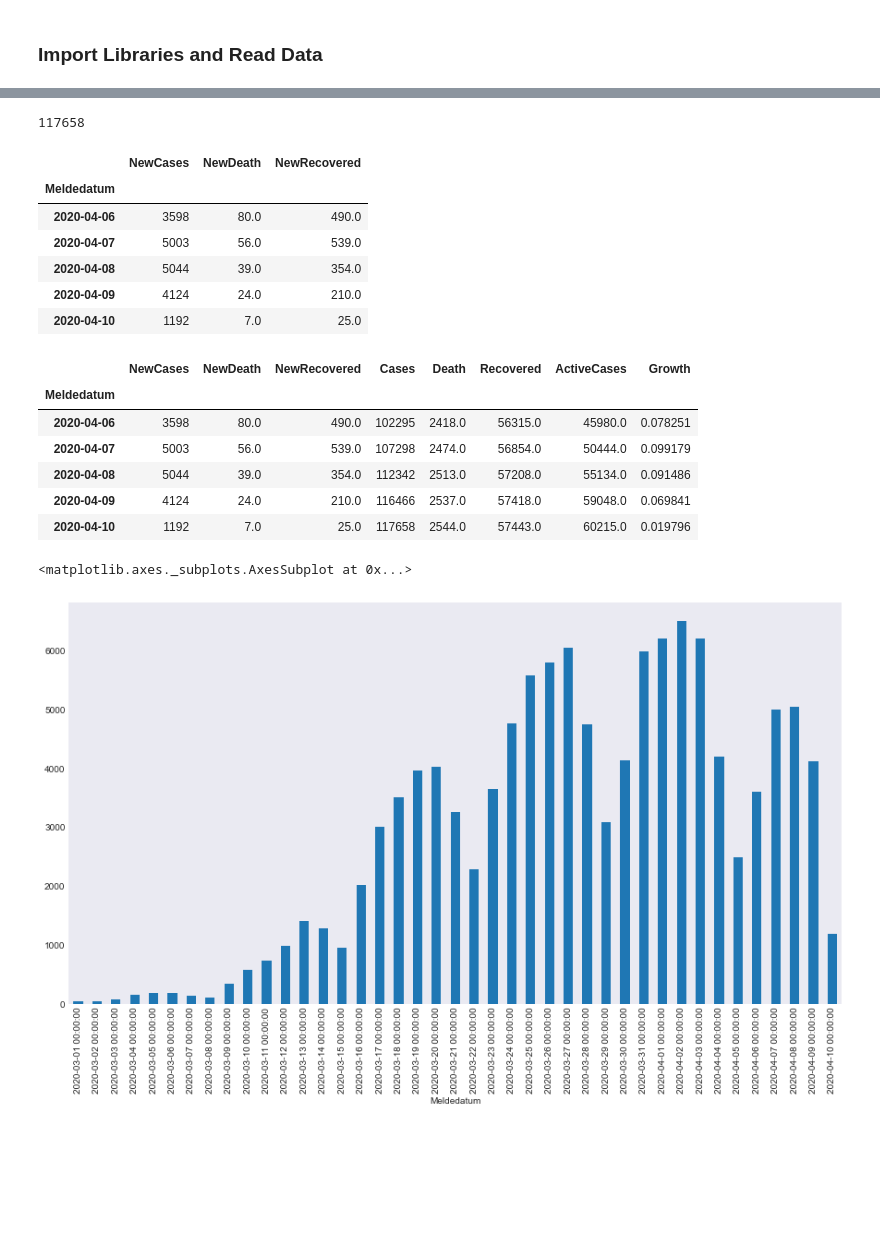
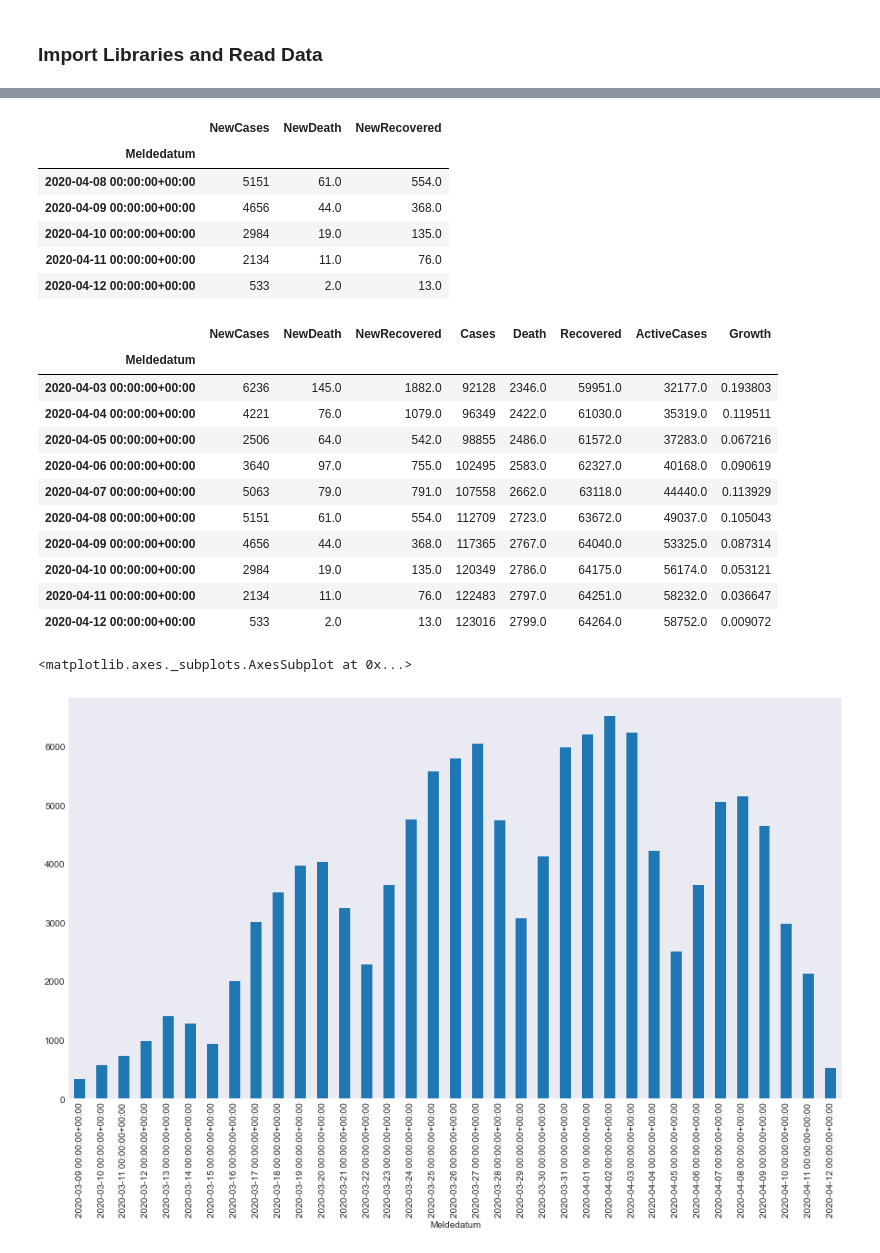
Before and after one commit to JakobRohrhirsch/COVID-19-JHU-CSSE-Analysis, a Jupyter notebook: COVID-19 RKI Analysis.ipynb, the cells around one changed output, grey strips where cells are left out. Drawn from its saved outputs; the diff is of its cells as text; code cells hidden in the pictures; blank space fills up the shorter version.

Commit message:
RKI new column names can now be processed.

```diff
--- a/COVID-19 RKI Analysis.ipynb
+++ b/COVID-19 RKI Analysis.ipynb
@@ -28,8 +28,10 @@ rki_raw.tail()
 # %%
-condition = rki_raw['Neuer Fall'].isin((0, 1))
-rki_cases = rki_raw[condition].groupby('Meldedatum').sum()['AnzahlFall'].copy()
-rki_cases.index = pd.to_datetime(rki_cases.index)
-rki_cases = rki_cases.sort_index()
-rki_cases.sum()
+def new_cases_by_date(rki_raw, rki_flag_column='NeuerFall', rki_count_columns='AnzahlFall'):
+    """
+    rki_raw: raw DataFrame from Robert Koch Institute
+    """
+    condition = rki_raw[rki_flag_column].isin((0, 1))
+    rki_series = rki_raw[condition].groupby('Meldedatum').sum()[rki_count_columns].copy()
+    rki_series.index = pd.to_datetime(rki_series.index)
+    rki_series.sort_index(inplace=True)
+    return rki_series
-# %% [output]
-117658
@@ -46,37 +38,46 @@ rki_recovered = rki_recovered.sort_index()
+# %%
+rki_cases = new_cases_by_date(rki_raw)
+rki_death = new_cases_by_date(rki_raw, rki_flag_column='NeuerTodesfall', rki_count_columns='AnzahlTodesfall')
+rki_recovered = new_cases_by_date(rki_raw, rki_flag_column='NeuGenesen', rki_count_columns='AnzahlGenesen')
 # %%
 rki = pd.concat([rki_cases, rki_death, rki_recovered], axis=1, sort=True)
-columns_dict = {'AnzahlFall': 'NewCases', 'AnzahlTodesfall': 'NewDeath', 'Anzahl Genesen': 'NewRecovered'}
+columns_dict = {'AnzahlFall': 'NewCases', 'AnzahlTodesfall': 'NewDeath', 'AnzahlGenesen': 'NewRecovered'}
 rki.rename(columns_dict, axis=1, inplace=True)
 rki.fillna(value=0., inplace=True)
 rki.tail()
 # %% [output]
 |  | NewCases | NewDeath | NewRecovered |
 | Meldedatum |  |  |  |
-| 2020-04-06 | 3598 | 80.0 | 490.0 |
-| 2020-04-07 | 5003 | 56.0 | 539.0 |
-| 2020-04-08 | 5044 | 39.0 | 354.0 |
-| 2020-04-09 | 4124 | 24.0 | 210.0 |
-| 2020-04-10 | 1192 | 7.0 | 25.0 |
+| 2020-04-08 00:00:00+00:00 | 5151 | 61.0 | 554.0 |
+| 2020-04-09 00:00:00+00:00 | 4656 | 44.0 | 368.0 |
+| 2020-04-10 00:00:00+00:00 | 2984 | 19.0 | 135.0 |
+| 2020-04-11 00:00:00+00:00 | 2134 | 11.0 | 76.0 |
+| 2020-04-12 00:00:00+00:00 | 533 | 2.0 | 13.0 |
 # %%
 rki['Cases'] = rki['NewCases'].cumsum()
 rki['Death'] = rki['NewDeath'].cumsum()
 rki['Recovered'] = rki['NewRecovered'].cumsum()
 rki['ActiveCases'] = rki['Cases'] - rki['Recovered']
 rki['Growth'] = rki['NewCases'] / rki['ActiveCases']
-rki.tail()
+rki.tail(10)
 # %% [output]
 |  | NewCases | NewDeath | NewRecovered | Cases | Death | Recovered | ActiveCases | Growth |
 | Meldedatum |  |  |  |  |  |  |  |  |
-| 2020-04-06 | 3598 | 80.0 | 490.0 | 102295 | 2418.0 | 56315.0 | 45980.0 | 0.078251 |
-| 2020-04-07 | 5003 | 56.0 | 539.0 | 107298 | 2474.0 | 56854.0 | 50444.0 | 0.099179 |
-| 2020-04-08 | 5044 | 39.0 | 354.0 | 112342 | 2513.0 | 57208.0 | 55134.0 | 0.091486 |
-| 2020-04-09 | 4124 | 24.0 | 210.0 | 116466 | 2537.0 | 57418.0 | 59048.0 | 0.069841 |
-| 2020-04-10 | 1192 | 7.0 | 25.0 | 117658 | 2544.0 | 57443.0 | 60215.0 | 0.019796 |
+| 2020-04-03 00:00:00+00:00 | 6236 | 145.0 | 1882.0 | 92128 | 2346.0 | 59951.0 | 32177.0 | 0.193803 |
+| 2020-04-04 00:00:00+00:00 | 4221 | 76.0 | 1079.0 | 96349 | 2422.0 | 61030.0 | 35319.0 | 0.119511 |
+| 2020-04-05 00:00:00+00:00 | 2506 | 64.0 | 542.0 | 98855 | 2486.0 | 61572.0 | 37283.0 | 0.067216 |
+| 2020-04-06 00:00:00+00:00 | 3640 | 97.0 | 755.0 | 102495 | 2583.0 | 62327.0 | 40168.0 | 0.090619 |
+| 2020-04-07 00:00:00+00:00 | 5063 | 79.0 | 791.0 | 107558 | 2662.0 | 63118.0 | 44440.0 | 0.113929 |
+| 2020-04-08 00:00:00+00:00 | 5151 | 61.0 | 554.0 | 112709 | 2723.0 | 63672.0 | 49037.0 | 0.105043 |
+| 2020-04-09 00:00:00+00:00 | 4656 | 44.0 | 368.0 | 117365 | 2767.0 | 64040.0 | 53325.0 | 0.087314 |
+| 2020-04-10 00:00:00+00:00 | 2984 | 19.0 | 135.0 | 120349 | 2786.0 | 64175.0 | 56174.0 | 0.053121 |
+| 2020-04-11 00:00:00+00:00 | 2134 | 11.0 | 76.0 | 122483 | 2797.0 | 64251.0 | 58232.0 | 0.036647 |
+| 2020-04-12 00:00:00+00:00 | 533 | 2.0 | 13.0 | 123016 | 2799.0 | 64264.0 | 58752.0 | 0.009072 |
 # %%
-rki.NewCases['03-01-2020':].plot.bar()
+rki.NewCases['03-09-2020':].plot.bar()
 # %% [output]
 <matplotlib.axes._subplots.AxesSubplot at 0x...>
-[figure, old version]
+[figure, new version]
 # %%
 rki.Cases['03-01-2020':].plot.bar()
 # %% [output]
```
Also changed, not shown: parts of 12 cells of this notebook.
